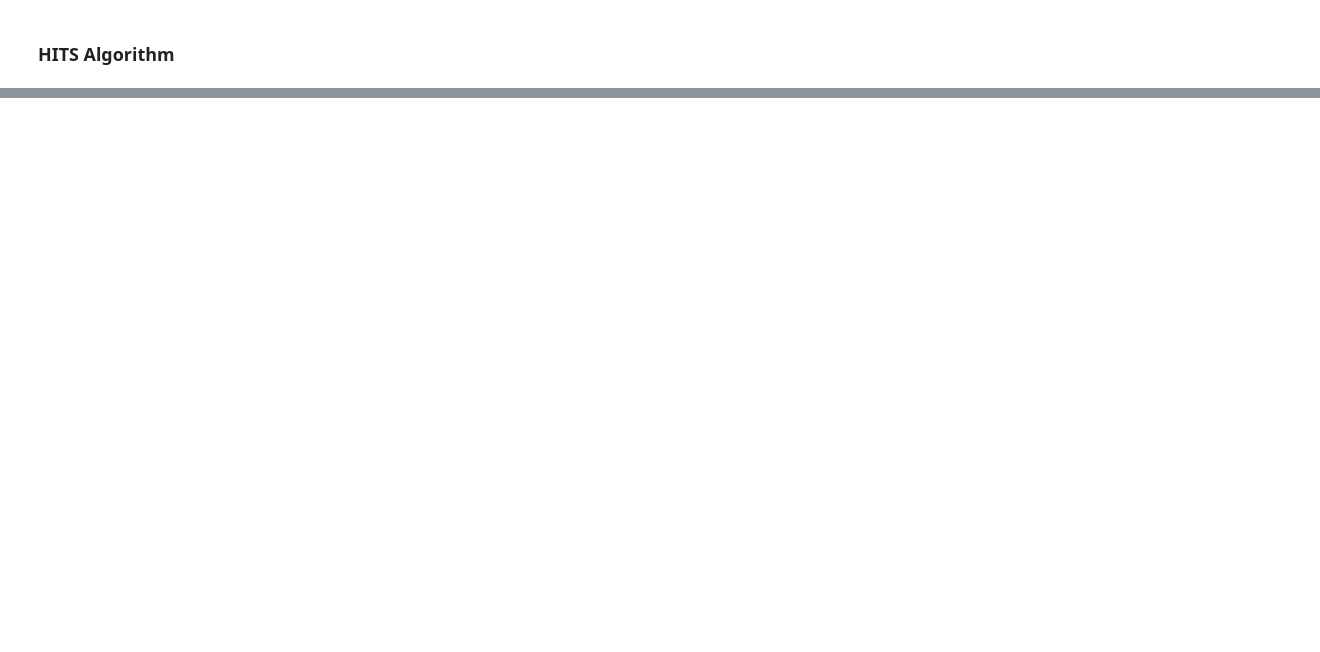
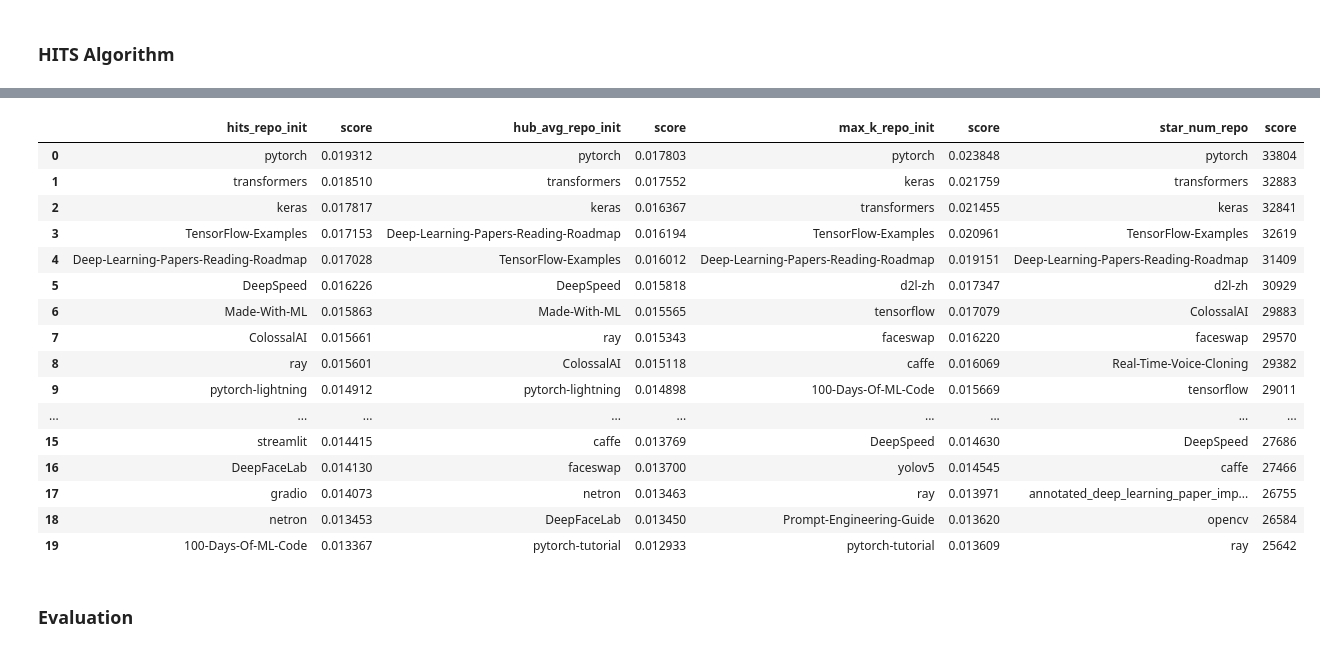
Before and after one commit to AnthonyWu1121/GitHub_Link_Analysis, a Jupyter notebook: algorithms/algo.ipynb, the cells around one changed output, grey strips where cells are left out. Saved outputs shown, nothing was run; the diff lists cells and outputs as text; code cells hidden in the pictures; blank space fills up the shorter version.

```diff
--- a/algorithms/algo.ipynb
+++ b/algorithms/algo.ipynb
@@ -105,0 +299,8 @@ hub_score, authority_score = hits(B)
+# %%
+for key in h_init:
+    if h_init[key] == -1:
+        h_init[key] = 5
+# %%
+hits_h_init, hits_a_init = hits(B, h_init)
+hub_avg_h_init, hub_avg_a_init = hub_avg(B, h_init)
+max_k_h_init, max_k_a_init = max_k(B, 1, h_init)
@@ -105,0 +331,27 @@ hub_score, authority_score = hits(B)
+# %%
+df_hits_a_init = pd.DataFrame(list(dict_sort(hits_a_init).items()), columns=["hits_repo_init", "score"])
+df_hub_avg_a_init = pd.DataFrame(list(dict_sort(hub_avg_a_init).items()), columns=["hub_avg_repo_init", "score"])
+df_max_k_a_init = pd.DataFrame(list(dict_sort(max_k_a_init).items()), columns=["max_k_repo_init", "score"])
+df_orig = pd.DataFrame(list(dict_sort({a: len(B[a]) for a in authorities}).items()), columns=["star_num_repo", "score"])
+df_a_init = pd.concat([df_hits_a_init, df_hub_avg_a_init, df_max_k_a_init, df_orig], axis = 1)
+df_a_init.head(20)
+# %% [output]
+|  | hits_repo_init | score | hub_avg_repo_init | score | max_k_repo_init | score | star_num_repo | score |
+| 0 | pytorch | 0.019312 | pytorch | 0.017803 | pytorch | 0.023848 | pytorch | 33804 |
+| 1 | transformers | 0.018510 | transformers | 0.017552 | keras | 0.021759 | transformers | 32883 |
+| 2 | keras | 0.017817 | keras | 0.016367 | transformers | 0.021455 | keras | 32841 |
+| 3 | TensorFlow-Examples | 0.017153 | Deep-Learning-Papers-Reading-Roadmap | 0.016194 | TensorFlow-Examples | 0.020961 | TensorFlow-Examples | 32619 |
+| 4 | Deep-Learning-Papers-Reading-Roadmap | 0.017028 | TensorFlow-Examples | 0.016012 | Deep-Learning-Papers-Reading-Roadmap | 0.019151 | Deep-Learning-Papers-Reading-Roadmap | 31409 |
+| 5 | DeepSpeed | 0.016226 | DeepSpeed | 0.015818 | d2l-zh | 0.017347 | d2l-zh | 30929 |
+| 6 | Made-With-ML | 0.015863 | Made-With-ML | 0.015565 | tensorflow | 0.017079 | ColossalAI | 29883 |
+| 7 | ColossalAI | 0.015661 | ray | 0.015343 | faceswap | 0.016220 | faceswap | 29570 |
+| 8 | ray | 0.015601 | ColossalAI | 0.015118 | caffe | 0.016069 | Real-Time-Voice-Cloning | 29382 |
+| 9 | pytorch-lightning | 0.014912 | pytorch-lightning | 0.014898 | 100-Days-Of-ML-Code | 0.015669 | tensorflow | 29011 |
+| ... | ... | ... | ... | ... | ... | ... | ... | ... |
+| 15 | streamlit | 0.014415 | caffe | 0.013769 | DeepSpeed | 0.014630 | DeepSpeed | 27686 |
+| 16 | DeepFaceLab | 0.014130 | faceswap | 0.013700 | yolov5 | 0.014545 | caffe | 27466 |
+| 17 | gradio | 0.014073 | netron | 0.013463 | ray | 0.013971 | annotated_deep_learning_paper_imp... | 26755 |
+| 18 | netron | 0.013453 | DeepFaceLab | 0.013450 | Prompt-Engineering-Guide | 0.013620 | opencv | 26584 |
+| 19 | 100-Days-Of-ML-Code | 0.013367 | pytorch-tutorial | 0.012933 | pytorch-tutorial | 0.013609 | ray | 25642 |
+# %% [markdown]
+### Evaluation
```
Also changed, not shown: parts of 45 cells of this notebook.
